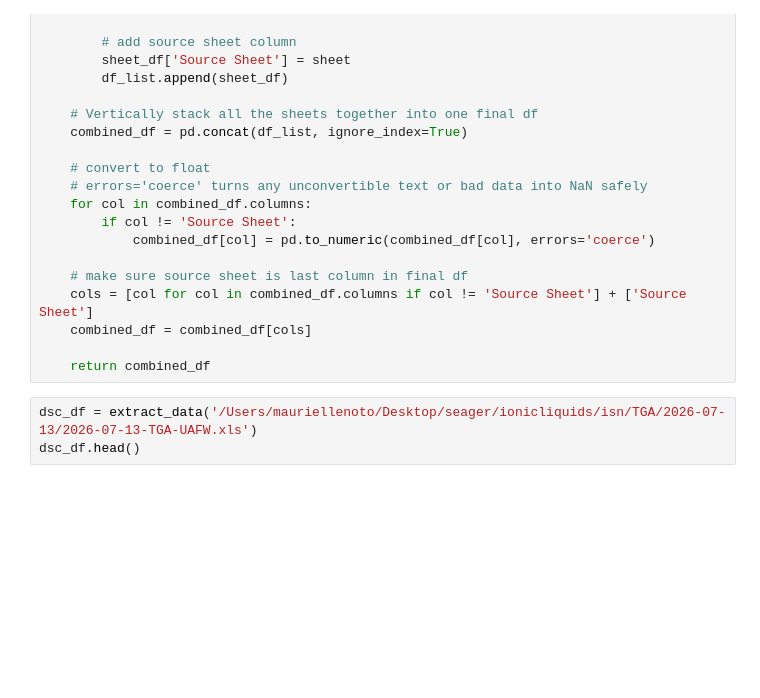
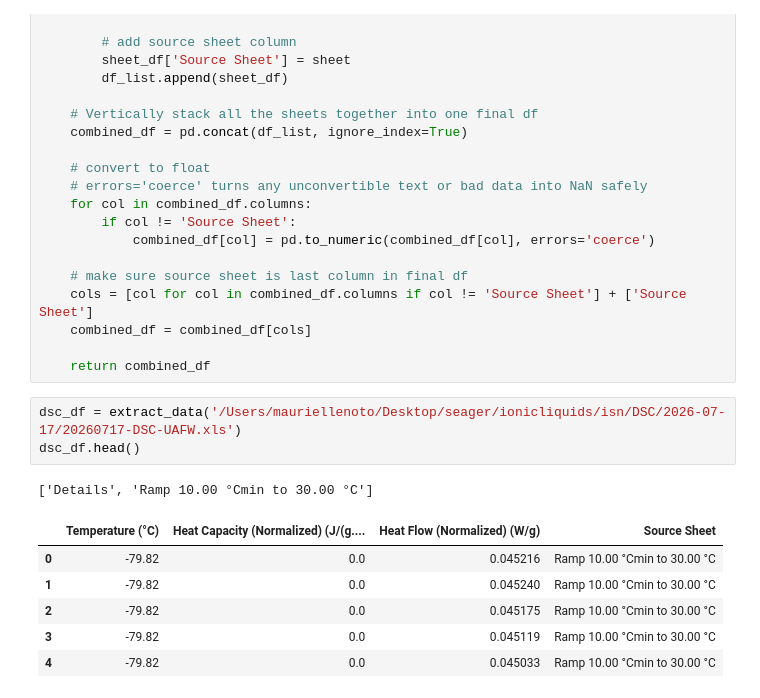
Before and after one commit to maurielle-noto/ionic-liquid-characterization, a Jupyter notebook: dsc.ipynb, the cells around one changed output. Cells and saved outputs as stored; diff of their text form; blank space fills up the shorter version.

```diff
--- a/dsc.ipynb
+++ b/dsc.ipynb
@@ -66,8 +76,16 @@ def extract_data(path):
 
     return combined_df
 # %%
-dsc_df = extract_data('/Users/mauriellenoto/Desktop/seager/ionicliquids/isn/TGA/2026-07-13/2026-07-13-TGA-UAFW.xls')
+dsc_df = extract_data('/Users/mauriellenoto/Desktop/seager/ionicliquids/isn/DSC/2026-07-17/20260717-DSC-UAFW.xls')
 dsc_df.head()
+# %% [output]
+['Details', 'Ramp 10.00 °Cmin to 30.00 °C']
+|  | Temperature (°C) | Heat Capacity (Normalized) (J/(g.... | Heat Flow (Normalized) (W/g) | Source Sheet |
+| 0 | -79.82 | 0.0 | 0.045216 | Ramp 10.00 °Cmin to 30.00 °C |
+| 1 | -79.82 | 0.0 | 0.045240 | Ramp 10.00 °Cmin to 30.00 °C |
+| 2 | -79.82 | 0.0 | 0.045175 | Ramp 10.00 °Cmin to 30.00 °C |
+| 3 | -79.82 | 0.0 | 0.045119 | Ramp 10.00 °Cmin to 30.00 °C |
+| 4 | -79.82 | 0.0 | 0.045033 | Ramp 10.00 °Cmin to 30.00 °C |
 # %%
 import matplotlib.pyplot as plt
 
```
Also changed, not shown: parts of 8 cells of this notebook.
